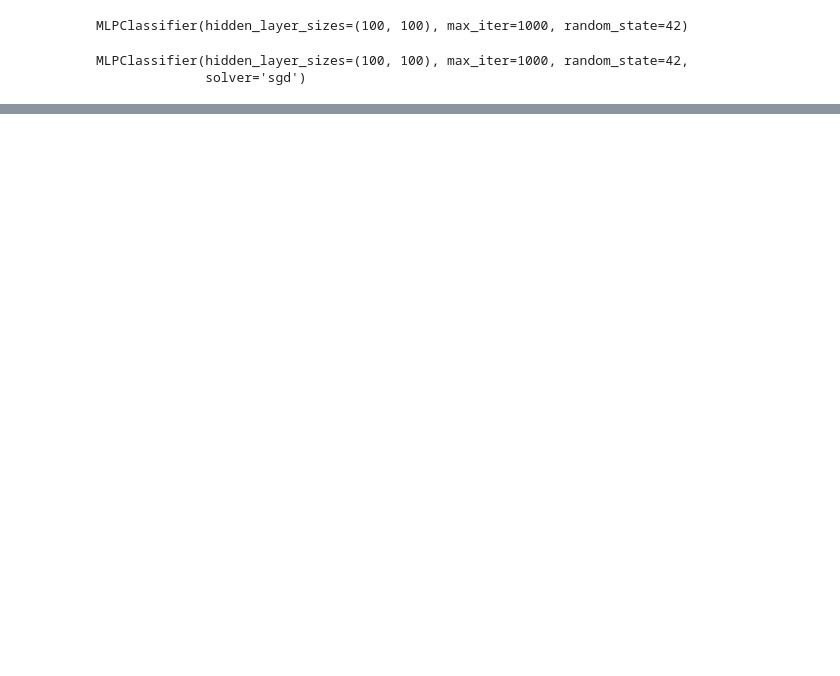
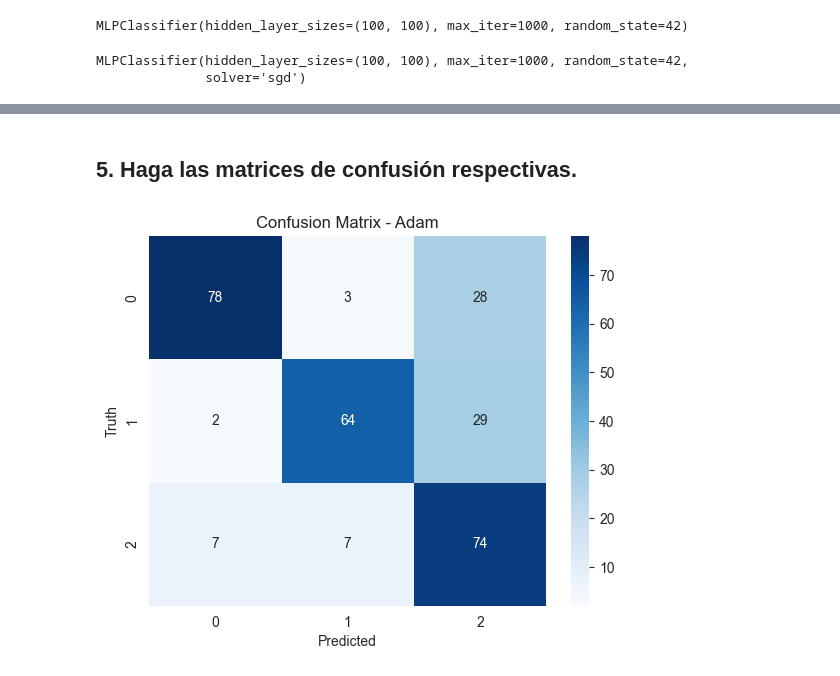
Before and after one commit to FerEsq/DM-House-Sale-Price-Predictor, a Jupyter notebook: RNA.ipynb, the cells around one changed output, grey strips where cells are left out. Drawn from its saved outputs; the diff is of its cells as text; code cells hidden in the pictures; blank space fills up the shorter version.

Commit message:
5. Confussion Matrix

```diff
--- a/RNA.ipynb
+++ b/RNA.ipynb
@@ -201,3 +201,5 @@ MLPClassifier(hidden_layer_sizes=(100, 100), max_iter=1000, random_state=42,
 y_pred_adam = model_adam.predict(X_test)
 # %%
 y_pred_sgd = model_sgd.predict(X_test)
+# %% [markdown]
+## 5. Haga las matrices de confusión respectivas.
@@ -203,0 +208,11 @@ y_pred_sgd = model_sgd.predict(X_test)
+# %%
+confusion_matrix_adam = confusion_matrix(y_test, y_pred_adam)
+confusion_matrix_sgd = confusion_matrix(y_test, y_pred_sgd)
+# %%
+sns.heatmap(confusion_matrix_adam, annot=True, fmt='d', cmap='Blues')
+plt.xlabel('Predicted')
+plt.ylabel('Truth')
+plt.title('Confusion Matrix - Adam')
+plt.show()
+# %% [output]
+[figure, added]
```
Also changed, not shown: parts of 6 cells of this notebook.
